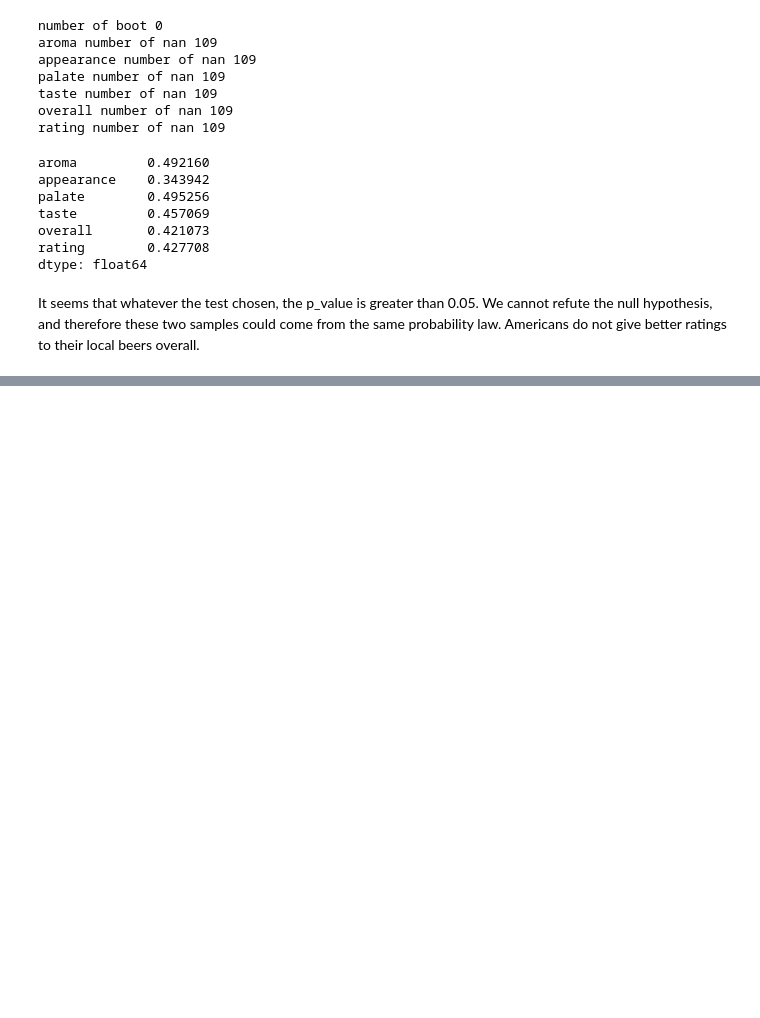
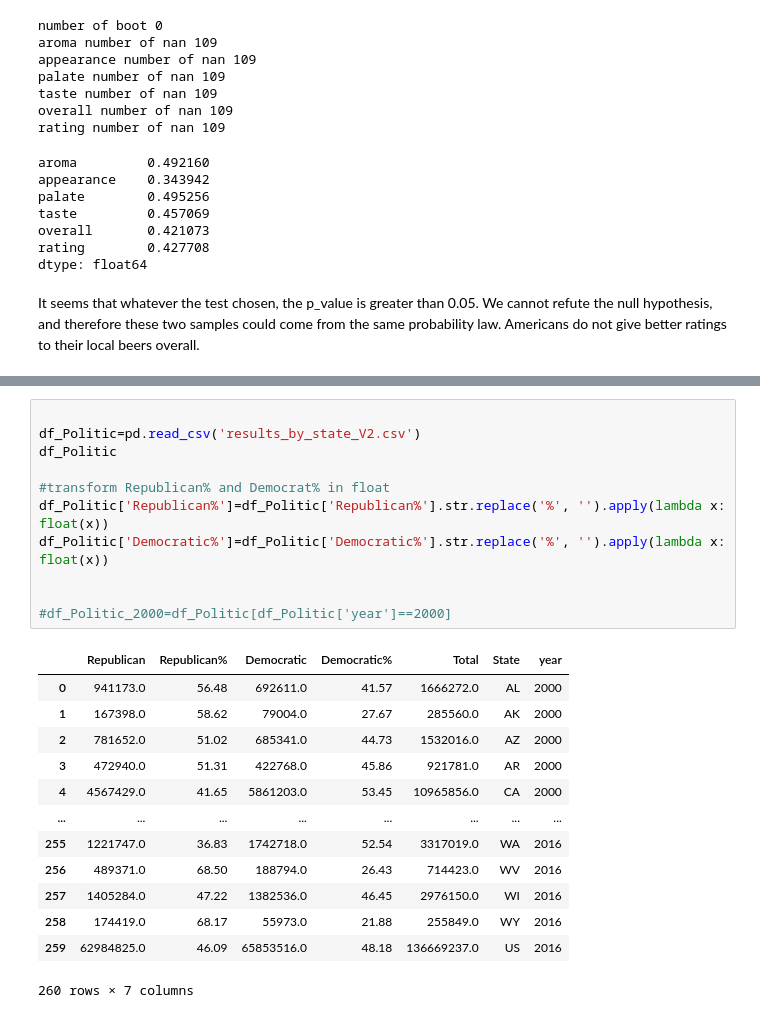
Before and after one commit to epfl-ada/ada-2022-project-datalcoholic, a Jupyter notebook: datalcholic_project_1.ipynb, the cells around one changed output, grey strips where cells are left out. Drawn from its saved outputs; the diff is of its cells as text; blank space fills up the shorter version.

```diff
--- a/datalcholic_project_1.ipynb
+++ b/datalcholic_project_1.ipynb
@@ -540,0 +572,25 @@ It seems that whatever the test chosen, the p_value is greater than 0.05. We can
+# %%
+
+df_Politic=pd.read_csv('results_by_state_V2.csv')
+df_Politic
+
+#transform Republican% and Democrat% in float
+df_Politic['Republican%']=df_Politic['Republican%'].str.replace('%', '').apply(lambda x: float(x))
+df_Politic['Democratic%']=df_Politic['Democratic%'].str.replace('%', '').apply(lambda x: float(x))
+
+
+#df_Politic_2000=df_Politic[df_Politic['year']==2000]
+# %% [output]
+|  | Republican | Republican% | Democratic | Democratic% | Total | State | year |
+| 0 | 941173.0 | 56.48 | 692611.0 | 41.57 | 1666272.0 | AL | 2000 |
+| 1 | 167398.0 | 58.62 | 79004.0 | 27.67 | 285560.0 | AK | 2000 |
+| 2 | 781652.0 | 51.02 | 685341.0 | 44.73 | 1532016.0 | AZ | 2000 |
+| 3 | 472940.0 | 51.31 | 422768.0 | 45.86 | 921781.0 | AR | 2000 |
+| 4 | 4567429.0 | 41.65 | 5861203.0 | 53.45 | 10965856.0 | CA | 2000 |
+| ... | ... | ... | ... | ... | ... | ... | ... |
+| 255 | 1221747.0 | 36.83 | 1742718.0 | 52.54 | 3317019.0 | WA | 2016 |
+| 256 | 489371.0 | 68.50 | 188794.0 | 26.43 | 714423.0 | WV | 2016 |
+| 257 | 1405284.0 | 47.22 | 1382536.0 | 46.45 | 2976150.0 | WI | 2016 |
+| 258 | 174419.0 | 68.17 | 55973.0 | 21.88 | 255849.0 | WY | 2016 |
+| 259 | 62984825.0 | 46.09 | 65853516.0 | 48.18 | 136669237.0 | US | 2016 |
+260 rows × 7 columns
```
Also changed, not shown: parts of 8 cells of this notebook, 1 other file.
